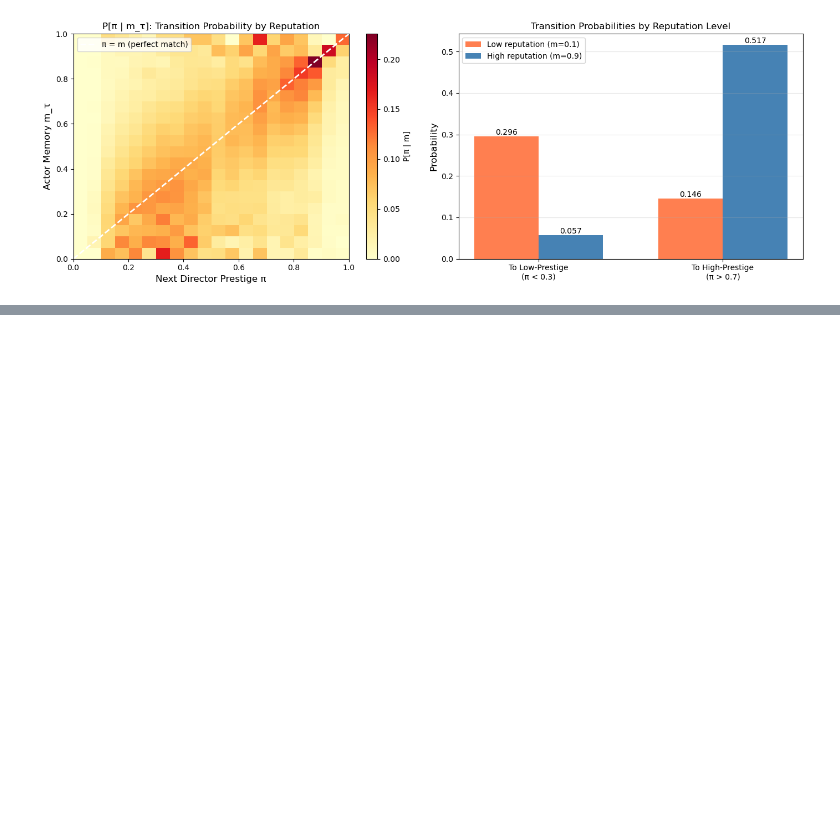
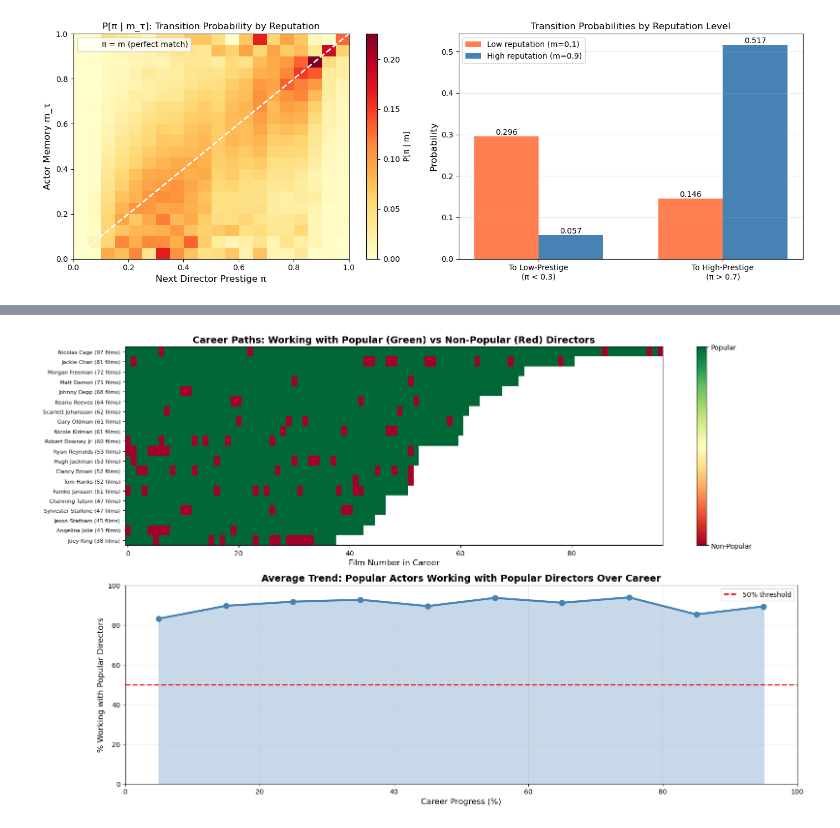
Before and after one commit to dh-anna/Social_Graph_Final_Project, a Jupyter notebook: Director_Director_Graph/Director_Director_Graph.ipynb, the cells around one changed output, grey strips where cells are left out. Cells and saved outputs as stored; diff of their text form; code cells hidden in the pictures; blank space fills up the shorter version.

```diff
--- a/Director_Director_Graph/Director_Director_Graph.ipynb
+++ b/Director_Director_Graph/Director_Director_Graph.ipynb
@@ -1405,0 +1653,84 @@ H2 is true: High-reputation actors more likely to stay at high-prestige venues
+# %%
+# Visualize career paths for top 20 popular actors
+fig, axes = plt.subplots(2, 1, figsize=(16, 10))
+
+# Plot 1: Heatmap of director popularity over career
+ax1 = axes[0]
+
+# Select top 20 actors with longest careers for visualization
+top_20_by_films = sorted(actor_paths.items(),
+                         key=lambda x: x[1]['num_films'],
+                         reverse=True)[:20]
+
+# Create matrix: rows = actors, columns = film number
+max_films = max(data['num_films'] for _, data in top_20_by_films)
+matrix = np.full((len(top_20_by_films), max_films), np.nan)
+
+actor_labels = []
+for i, (actor, data) in enumerate(top_20_by_films):
+    actor_labels.append(f"{actor[:20]} ({data['num_films']} films)")
+    for j, step in enumerate(data['path']):
+        matrix[i, j] = 1 if step['is_popular'] else 0
+
+# Create heatmap
+im = ax1.imshow(matrix, aspect='auto', cmap='RdYlGn', vmin=0, vmax=1)
+ax1.set_yticks(range(len(actor_labels)))
+ax1.set_yticklabels(actor_labels, fontsize=8)
+ax1.set_xlabel('Film Number in Career', fontsize=12)
+ax1.set_title('Career Paths: Working with Popular (Green) vs Non-Popular (Red) Directors',
+              fontsize=14, fontweight='bold')
+
+# Add colorbar
+cbar = plt.colorbar(im, ax=ax1)
+cbar.set_ticks([0, 1])
+cbar.set_ticklabels(['Non-Popular', 'Popular'])
+
+# Plot 2: Average % working with popular directors over career progression
+ax2 = axes[1]
+
+# Normalize careers to percentage (0-100%)
+normalized_careers = []
+for actor, data in actor_paths.items():
+    if data['num_films'] >= 5:
+        path = data['path']
+        # Convert to normalized positions (0-100%)
+        for i, step in enumerate(path):
+            career_position = i / (len(path) - 1) * 100 if len(path) > 1 else 0
+            normalized_careers.append({
+                'position': career_position,
+                'is_popular': 1 if step['is_popular'] else 0
+            })
+
+# Bin by career position
+bins = np.linspace(0, 100, 11)  # 10 bins
+bin_centers = (bins[:-1] + bins[1:]) / 2
+bin_means = []
+
+for i in range(len(bins) - 1):
+    in_bin = [c['is_popular'] for c in normalized_careers
+              if bins[i] <= c['position'] < bins[i+1]]
+    if in_bin:
+        bin_means.append(np.mean(in_bin) * 100)
+    else:
+        bin_means.append(0)
+
+ax2.plot(bin_centers, bin_means, 'o-', linewidth=3, markersize=8, color='steelblue')
+ax2.fill_between(bin_centers, bin_means, alpha=0.3, color='steelblue')
+ax2.axhline(y=50, color='red', linestyle='--', linewidth=2, label='50% threshold')
+
+ax2.set_xlabel('Career Progress (%)', fontsize=12)
+ax2.set_ylabel('% Working with Popular Directors', fontsize=12)
+ax2.set_title('Average Trend: Popular Actors Working with Popular Directors Over Career',
+              fontsize=14, fontweight='bold')
+ax2.set_xlim(0, 100)
+ax2.set_ylim(0, 100)
+ax2.grid(alpha=0.3)
+ax2.legend()
+
+plt.tight_layout()
+plt.savefig('popular_actors_director_paths.png', dpi=300, bbox_inches='tight')
+plt.show()
+
+print("\nSaved: popular_actors_director_paths.png")
+# %% [output]
+[figure, added]
```
Also changed, not shown: parts of 17 cells of this notebook, 13 other files.
